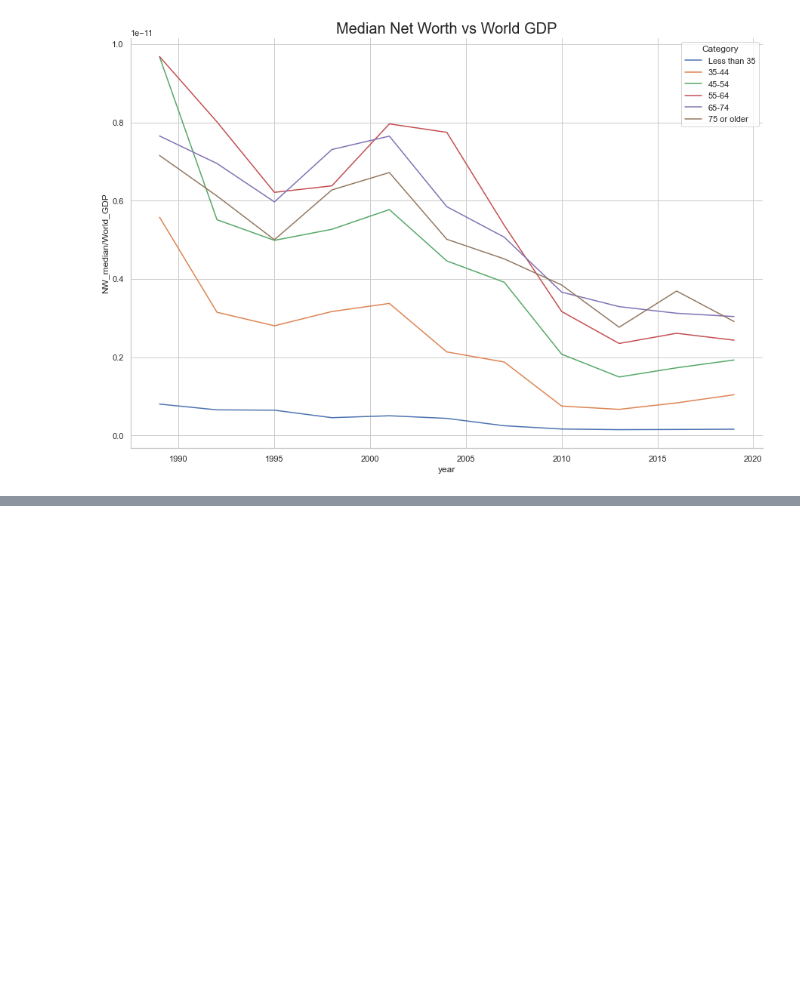
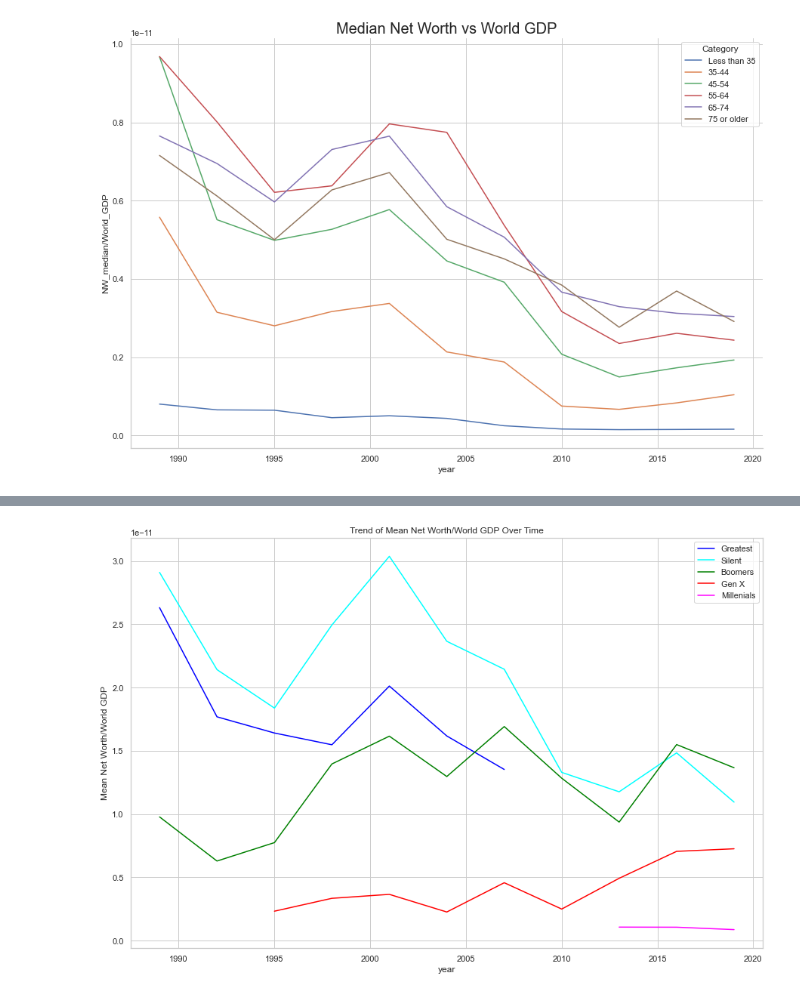
Before and after one commit to ErezBinyamin/EconomicMechanics, a Jupyter notebook: app/visualizations.ipynb, the cells around one changed output, grey strips where cells are left out. Cells and saved outputs as stored; diff of their text form; code cells hidden in the pictures; blank space fills up the shorter version.

```diff
--- a/app/visualizations.ipynb
+++ b/app/visualizations.ipynb
@@ -63,0 +139,22 @@ make_line_plot('NW_median/World_GDP', age_df)
+# %%
+greatest_df = final_age_df[final_age_df['Generation']=='Greatest']
+greatest_df.groupby('year')['NW_mean/World_GDP'].mean().plot(color='blue')
+
+silent_df = final_age_df[final_age_df['Generation']=='Silent']
+silent_df.groupby('year')['NW_mean/World_GDP'].mean().plot(color='cyan')
+
+boomer_df = final_age_df[final_age_df['Generation']=='Boomers']
+boomer_df.groupby('year')['NW_mean/World_GDP'].mean().plot(color='green')
+
+genx_df = final_age_df[final_age_df['Generation']=='Gen X']
+genx_df.groupby('year')['NW_mean/World_GDP'].mean().plot(color='red')
+
+millenials_df = final_age_df[final_age_df['Generation']=='Millenials']
+millenials_df.groupby('year')['NW_mean/World_GDP'].mean().plot(color='magenta')
+
+plt.ylabel('Mean Net Worth/World GDP')
+plt.legend(['Greatest', 'Silent', 'Boomers', 'Gen X', 'Millenials'])
+plt.title('Trend of Mean Net Worth/World GDP Over Time')
+plt.show()
+# %% [output]
+[figure, added]
```
Also changed, not shown: parts of 7 cells of this notebook, 1 other file.
